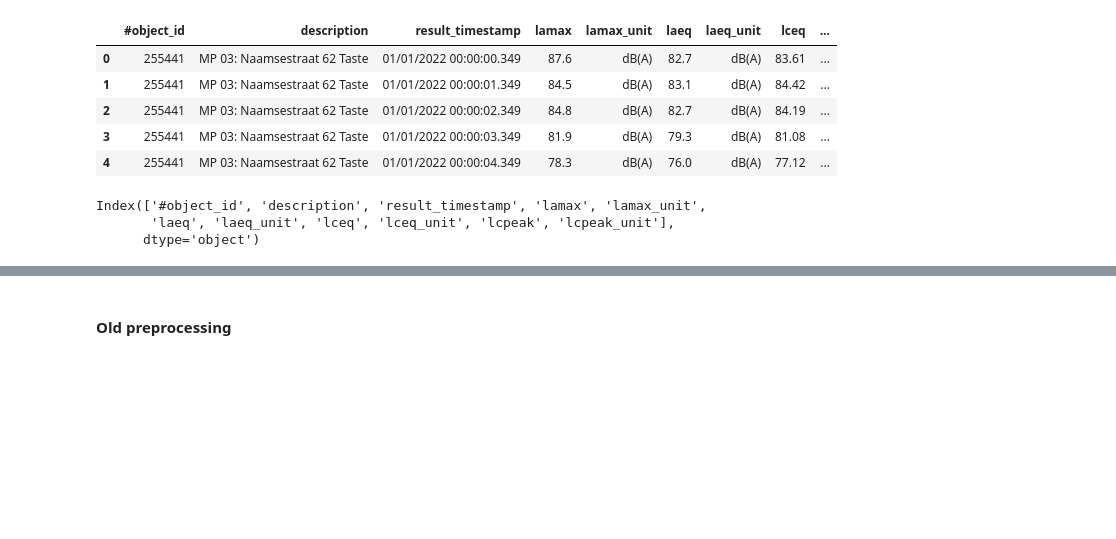
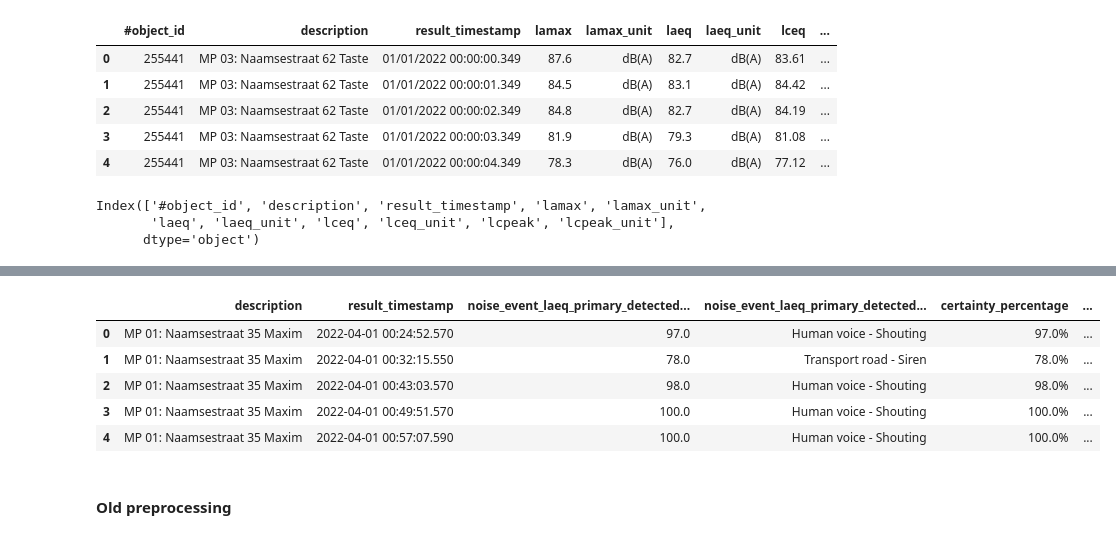
Before and after one commit to lennertvanh/MDA-Georgia, a Jupyter notebook: Preprocessing/Preprocessing.ipynb, the cells around one changed output, grey strips where cells are left out. Drawn from its saved outputs; the diff is of its cells as text; code cells hidden in the pictures; blank space fills up the shorter version.

```diff
--- a/Preprocessing/Preprocessing.ipynb
+++ b/Preprocessing/Preprocessing.ipynb
@@ -1027,0 +1020,14 @@ merged_event_feb = pd.merge(combined_event, feb, on=merge_columns,  how='left')
+# %%
+#apr
+merge_columns = ['description','month','day','hour','minute','second','milliseconds']
+apr_ = pipeline_merge.fit_transform(apr)
+event_apr = combined_event[combined_event['month'] == 4]
+merged_event_apr = pd.merge(event_apr, apr_, on=merge_columns,  how='left')
+merged_event_apr.head()
+# %% [output]
+|  | description | result_timestamp | noise_event_laeq_primary_detected... | noise_event_laeq_primary_detected... | certainty_percentage | ... |
+| 0 | MP 01: Naamsestraat 35 Maxim | 2022-04-01 00:24:52.570 | 97.0 | Human voice - Shouting | 97.0% | ... |
+| 1 | MP 01: Naamsestraat 35 Maxim | 2022-04-01 00:32:15.550 | 78.0 | Transport road - Siren | 78.0% | ... |
+| 2 | MP 01: Naamsestraat 35 Maxim | 2022-04-01 00:43:03.570 | 98.0 | Human voice - Shouting | 98.0% | ... |
+| 3 | MP 01: Naamsestraat 35 Maxim | 2022-04-01 00:49:51.570 | 100.0 | Human voice - Shouting | 100.0% | ... |
+| 4 | MP 01: Naamsestraat 35 Maxim | 2022-04-01 00:57:07.590 | 100.0 | Human voice - Shouting | 100.0% | ... |
```
Also changed, not shown: parts of 20 cells of this notebook, 5 other files.
